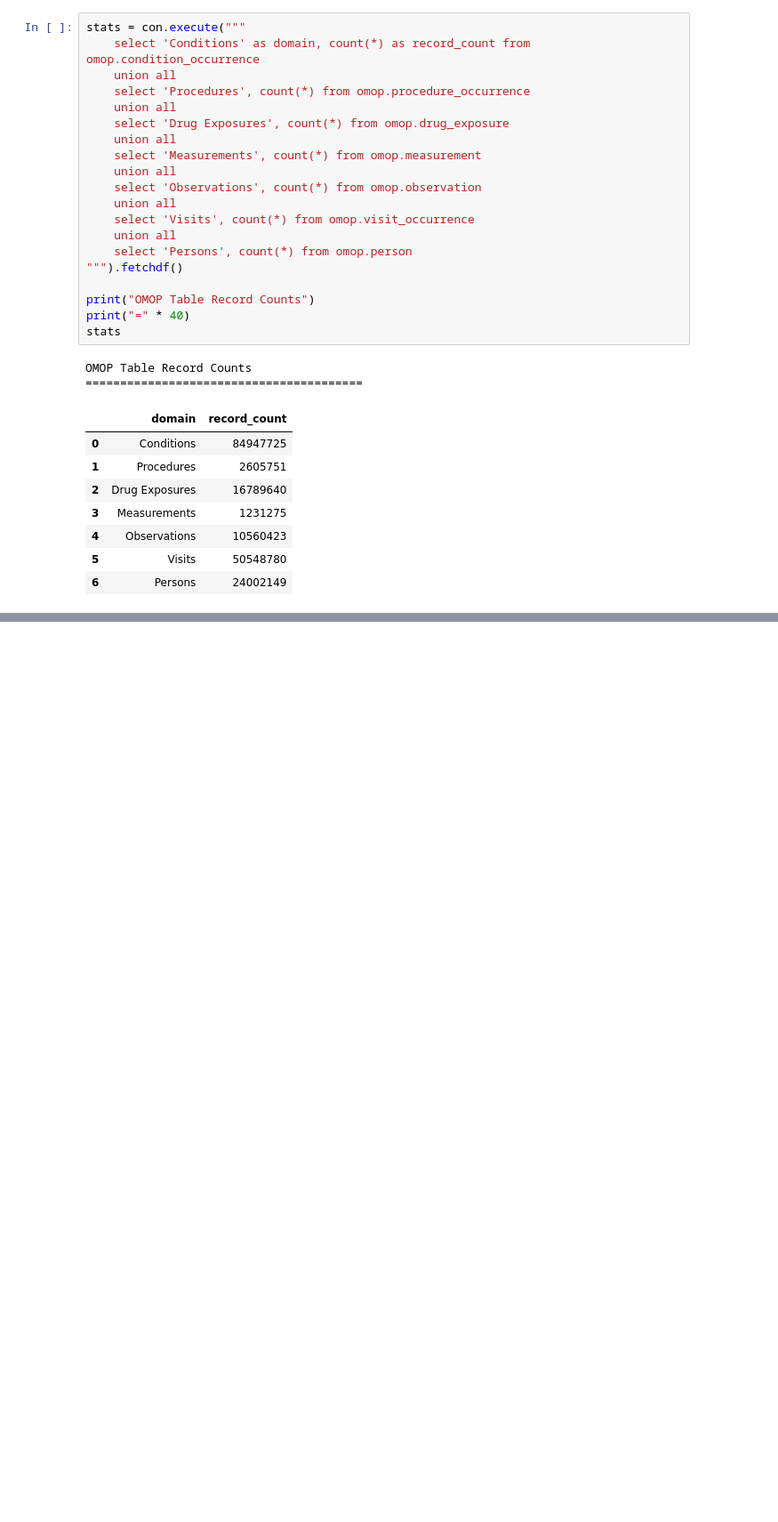
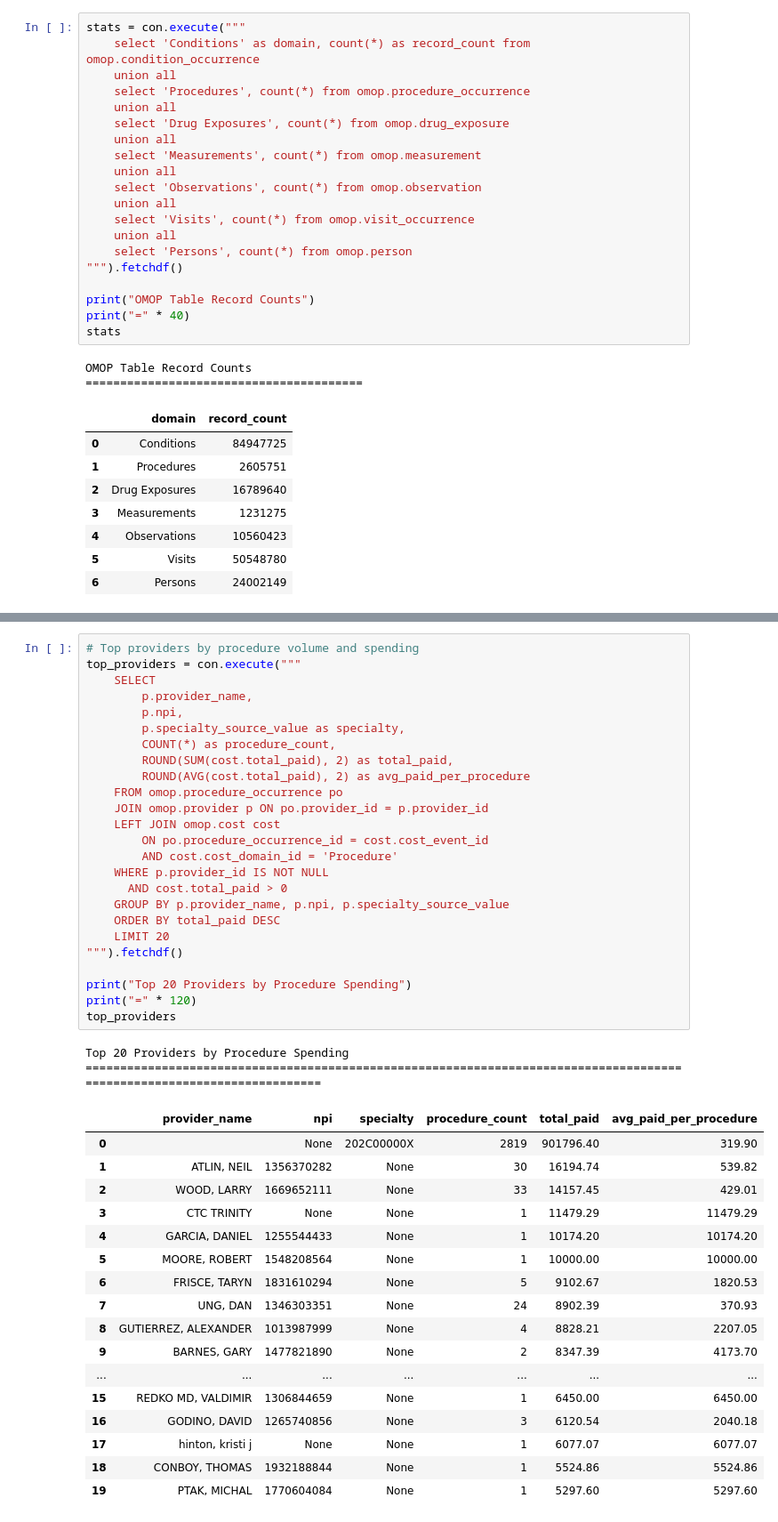
Before and after one commit to saywurdson/txwc, a Jupyter notebook: notebooks/top10_analysis.ipynb, the cells around one changed output, grey strips where cells are left out. Shown at 89% size. Drawn from its saved outputs; the diff is of its cells as text; blank space fills up the shorter version.

```diff
--- a/notebooks/top10_analysis.ipynb
+++ b/notebooks/top10_analysis.ipynb
@@ -275,0 +757,45 @@ con.close()
+# %%
+# Top providers by procedure volume and spending
+top_providers = con.execute("""
+    SELECT
+        p.provider_name,
+        p.npi,
+        p.specialty_source_value as specialty,
+        COUNT(*) as procedure_count,
+        ROUND(SUM(cost.total_paid), 2) as total_paid,
+        ROUND(AVG(cost.total_paid), 2) as avg_paid_per_procedure
+    FROM omop.procedure_occurrence po
+    JOIN omop.provider p ON po.provider_id = p.provider_id
+    LEFT JOIN omop.cost cost
+        ON po.procedure_occurrence_id = cost.cost_event_id
+        AND cost.cost_domain_id = 'Procedure'
+    WHERE p.provider_id IS NOT NULL
+      AND cost.total_paid > 0
+    GROUP BY p.provider_name, p.npi, p.specialty_source_value
+    ORDER BY total_paid DESC
+    LIMIT 20
+""").fetchdf()
+
+print("Top 20 Providers by Procedure Spending")
+print("=" * 120)
+top_providers
+# %% [output]
+Top 20 Providers by Procedure Spending
+========================================================================================================================
+|  | provider_name | npi | specialty | procedure_count | total_paid | avg_paid_per_procedure |
+| 0 |  | None | 202C00000X | 2819 | 901796.40 | 319.90 |
+| 1 | ATLIN, NEIL | 1356370282 | None | 30 | 16194.74 | 539.82 |
+| 2 | WOOD, LARRY | 1669652111 | None | 33 | 14157.45 | 429.01 |
+| 3 | CTC TRINITY | None | None | 1 | 11479.29 | 11479.29 |
+| 4 | GARCIA, DANIEL | 1255544433 | None | 1 | 10174.20 | 10174.20 |
+| 5 | MOORE, ROBERT | 1548208564 | None | 1 | 10000.00 | 10000.00 |
+| 6 | FRISCE, TARYN | 1831610294 | None | 5 | 9102.67 | 1820.53 |
+| 7 | UNG, DAN | 1346303351 | None | 24 | 8902.39 | 370.93 |
+| 8 | GUTIERREZ, ALEXANDER | 1013987999 | None | 4 | 8828.21 | 2207.05 |
+| 9 | BARNES, GARY | 1477821890 | None | 2 | 8347.39 | 4173.70 |
+| ... | ... | ... | ... | ... | ... | ... |
+| 15 | REDKO MD, VALDIMIR | 1306844659 | None | 1 | 6450.00 | 6450.00 |
+| 16 | GODINO, DAVID | 1265740856 | None | 3 | 6120.54 | 2040.18 |
+| 17 | hinton, kristi j | None | None | 1 | 6077.07 | 6077.07 |
+| 18 | CONBOY, THOMAS | 1932188844 | None | 1 | 5524.86 | 5524.86 |
+| 19 | PTAK, MICHAL | 1770604084 | None | 1 | 5297.60 | 5297.60 |
```
Also changed, not shown: parts of 22 cells of this notebook, 1 other file.
